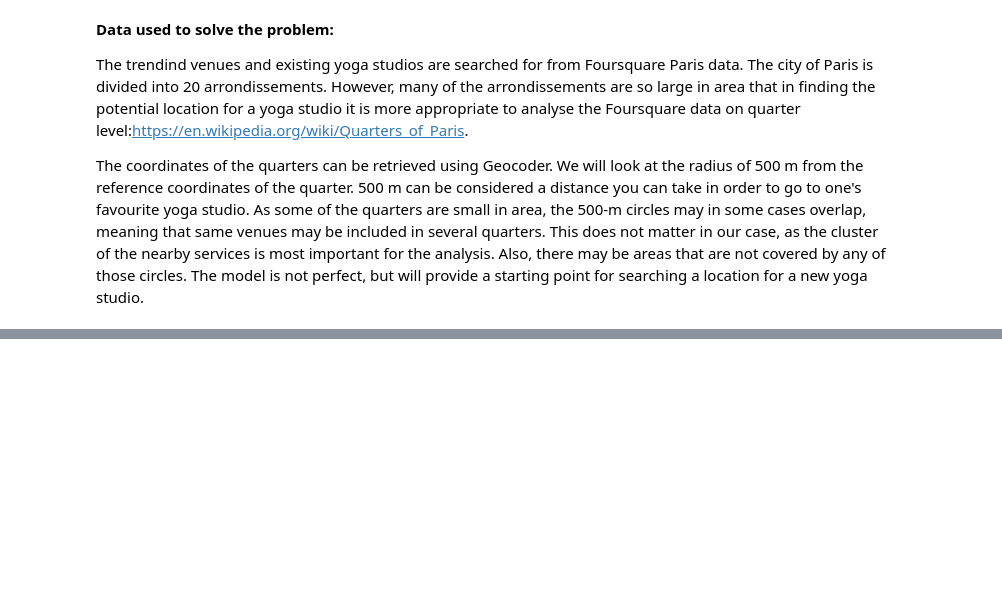
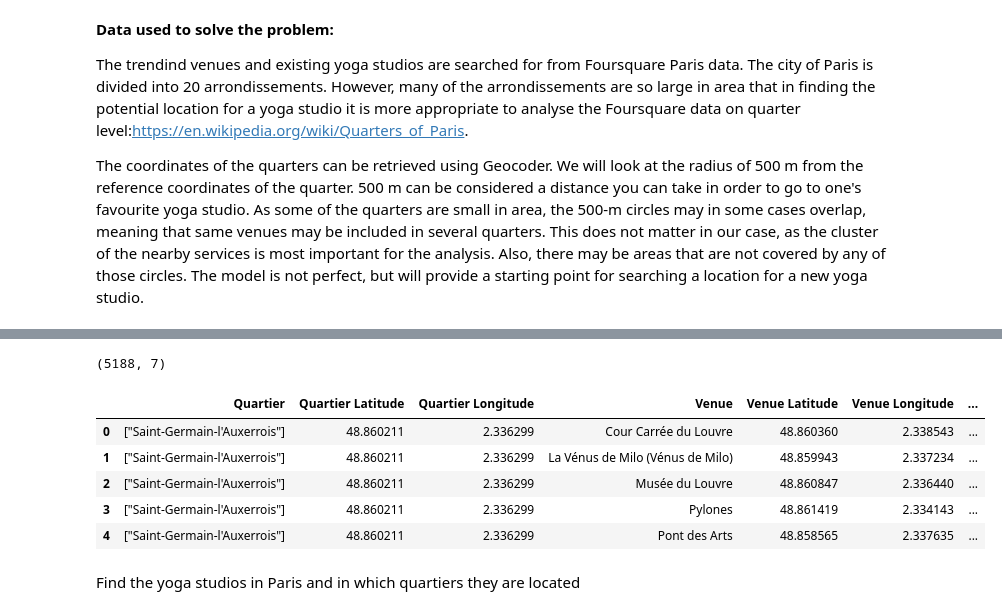
Before and after one commit to mojanens/Coursera_capstone, a Jupyter notebook: Battle_of_the_neighborhoods.ipynb, the cells around one changed output, grey strips where cells are left out. Drawn from its saved outputs; the diff is of its cells as text; code cells hidden in the pictures; blank space fills up the shorter version.

```diff
--- a/Battle_of_the_neighborhoods.ipynb
+++ b/Battle_of_the_neighborhoods.ipynb
@@ -12,0 +75,9 @@ The coordinates of the quarters can be retrieved using Geocoder. We will look at
+# %%
+address = 'Palais-Royal, FR'
+
+#for address in addresses
+geolocator = Nominatim(user_agent="paris_explorer")
+location = geolocator.geocode(address)
+latitude = location.latitude
+longitude = location.longitude
+print('The geograpical coordinate of Palais-Royal are {}, {}.'.format(latitude, longitude))
@@ -12,0 +203,13 @@ The coordinates of the quarters can be retrieved using Geocoder. We will look at
+# %%
+print(paris_venues.shape)
+paris_venues.head()
+# %% [output]
+(5188, 7)
+|  | Quartier | Quartier Latitude | Quartier Longitude | Venue | Venue Latitude | Venue Longitude | ... |
+| 0 | ["Saint-Germain-l'Auxerrois"] | 48.860211 | 2.336299 | Cour Carrée du Louvre | 48.860360 | 2.338543 | ... |
+| 1 | ["Saint-Germain-l'Auxerrois"] | 48.860211 | 2.336299 | La Vénus de Milo (Vénus de Milo) | 48.859943 | 2.337234 | ... |
+| 2 | ["Saint-Germain-l'Auxerrois"] | 48.860211 | 2.336299 | Musée du Louvre | 48.860847 | 2.336440 | ... |
+| 3 | ["Saint-Germain-l'Auxerrois"] | 48.860211 | 2.336299 | Pylones | 48.861419 | 2.334143 | ... |
+| 4 | ["Saint-Germain-l'Auxerrois"] | 48.860211 | 2.336299 | Pont des Arts | 48.858565 | 2.337635 | ... |
+# %% [markdown]
+Find the yoga studios in Paris and in which quartiers they are located
```
Also changed, not shown: parts of 44 cells of this notebook.
